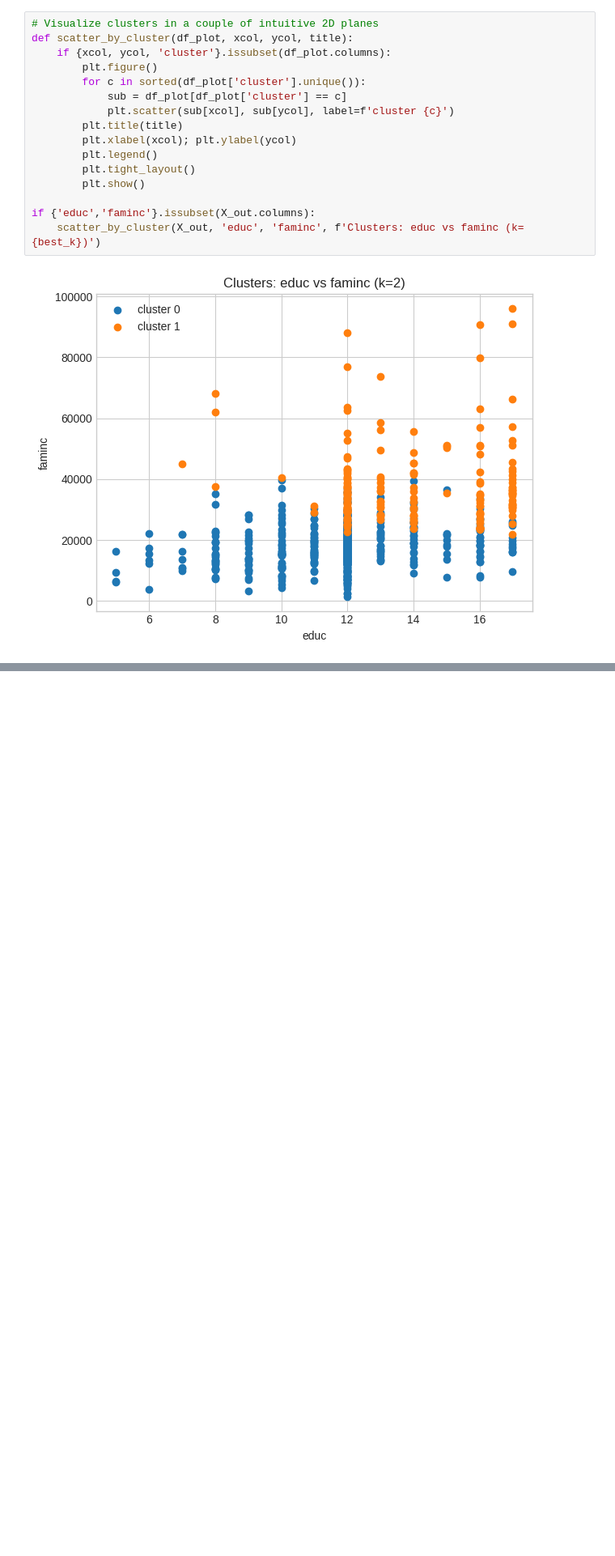
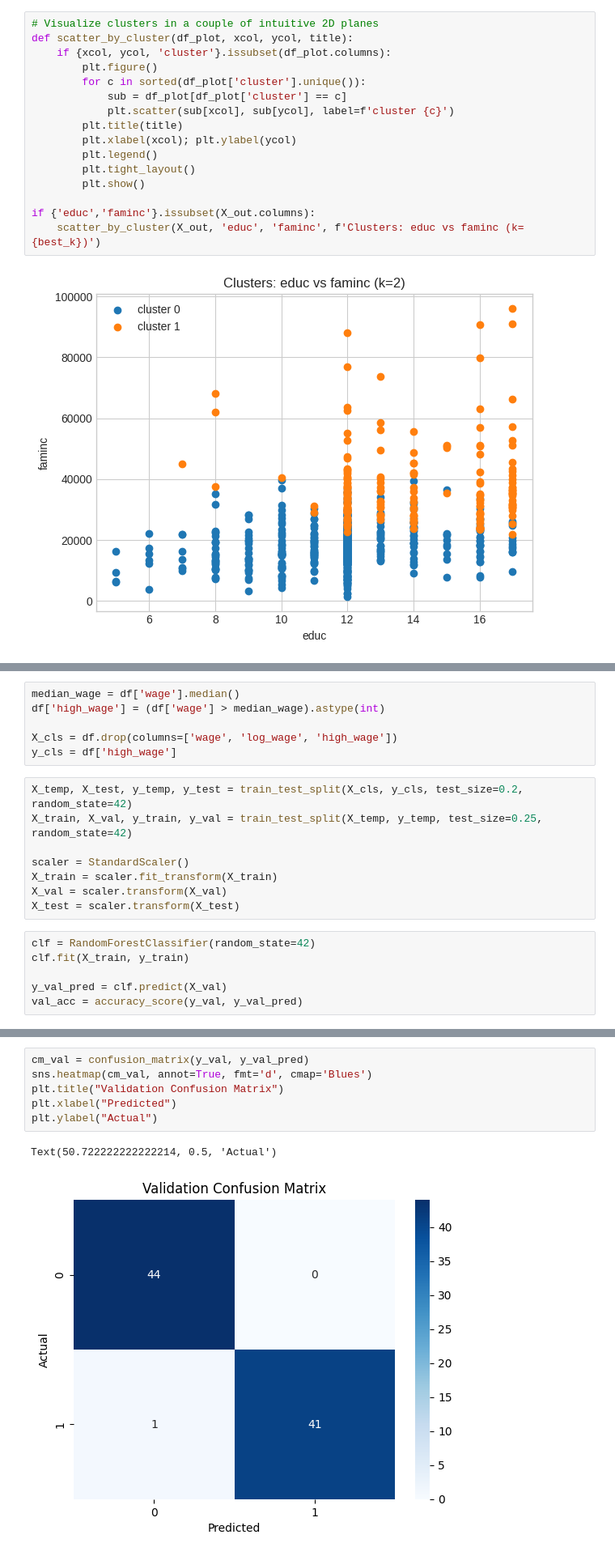
Before and after one commit to Armaan8/EDA, a Jupyter notebook: 22BDS0317.ipynb, the cells around one changed output, grey strips where cells are left out. Shown at 81% size. Cells and saved outputs as stored; diff of their text form; blank space fills up the shorter version.

```diff
--- a/22BDS0317.ipynb
+++ b/22BDS0317.ipynb
@@ -665,0 +756,20 @@ if {'educ','faminc'}.issubset(X_out.columns):
+# %%
+median_wage = df['wage'].median()
+df['high_wage'] = (df['wage'] > median_wage).astype(int)
+
+X_cls = df.drop(columns=['wage', 'log_wage', 'high_wage'])
+y_cls = df['high_wage']
+# %%
+X_temp, X_test, y_temp, y_test = train_test_split(X_cls, y_cls, test_size=0.2, random_state=42)
+X_train, X_val, y_train, y_val = train_test_split(X_temp, y_temp, test_size=0.25, random_state=42)
+
+scaler = StandardScaler()
+X_train = scaler.fit_transform(X_train)
+X_val = scaler.transform(X_val)
+X_test = scaler.transform(X_test)
+# %%
+clf = RandomForestClassifier(random_state=42)
+clf.fit(X_train, y_train)
+
+y_val_pred = clf.predict(X_val)
+val_acc = accuracy_score(y_val, y_val_pred)
@@ -665,0 +789,9 @@ if {'educ','faminc'}.issubset(X_out.columns):
+# %%
+cm_val = confusion_matrix(y_val, y_val_pred)
+sns.heatmap(cm_val, annot=True, fmt='d', cmap='Blues')
+plt.title("Validation Confusion Matrix")
+plt.xlabel("Predicted")
+plt.ylabel("Actual")
+# %% [output]
+Text(50.722222222222214, 0.5, 'Actual')
+[figure, added]
```
Also changed, not shown: parts of 21 cells of this notebook.
